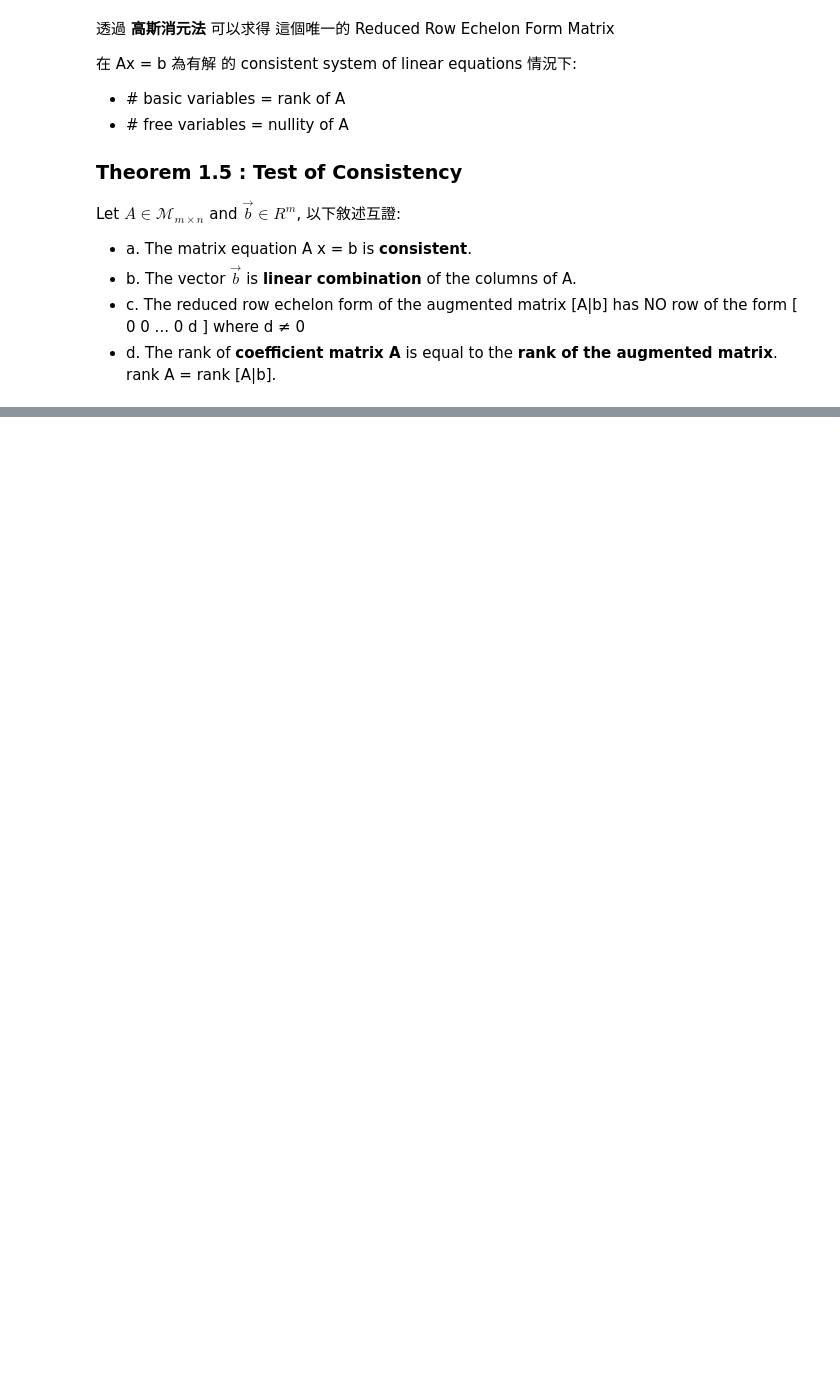
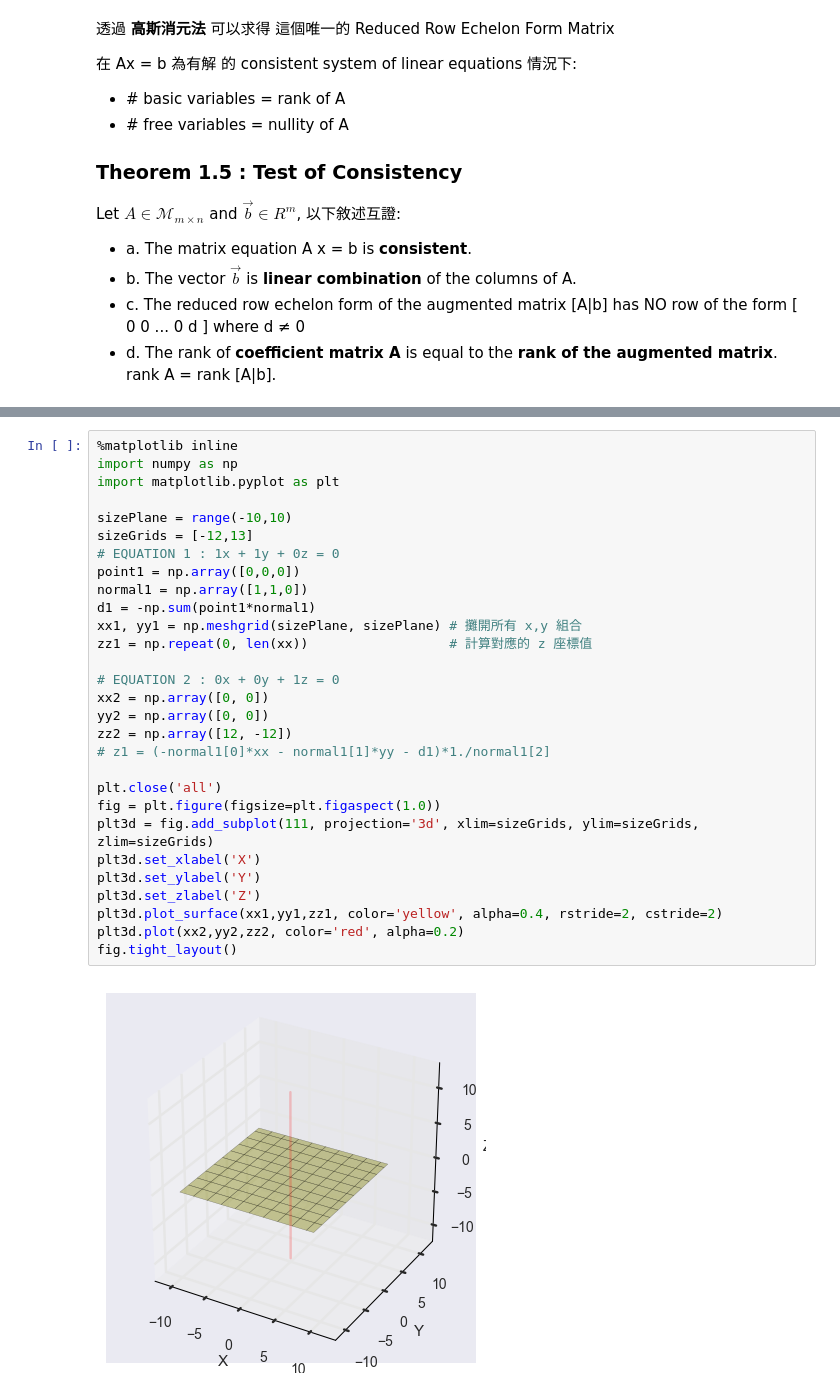
Before and after one commit to larrysu1115/ipynb-notes, a Jupyter notebook: linear-algebra/c0103-system-of-linear-equation.ipynb, the cells around one changed output, grey strips where cells are left out. Saved outputs shown, nothing was run; the diff lists cells and outputs as text; blank space fills up the shorter version.

```diff
--- a/linear-algebra/c0103-system-of-linear-equation.ipynb
+++ b/linear-algebra/c0103-system-of-linear-equation.ipynb
@@ -111,0 +136,31 @@ Let $ A \in \mathcal{M}_{m \times n} $ and $ \vec{b} \in R^m $, 以下敘述互
+# %%
+%matplotlib inline
+import numpy as np
+import matplotlib.pyplot as plt
+
+sizePlane = range(-10,10)
+sizeGrids = [-12,13]
+# EQUATION 1 : 1x + 1y + 0z = 0
+point1 = np.array([0,0,0])
+normal1 = np.array([1,1,0])
+d1 = -np.sum(point1*normal1)
+xx1, yy1 = np.meshgrid(sizePlane, sizePlane) # 攤開所有 x,y 組合
+zz1 = np.repeat(0, len(xx))                  # 計算對應的 z 座標值
+
+# EQUATION 2 : 0x + 0y + 1z = 0
+xx2 = np.array([0, 0])
+yy2 = np.array([0, 0])
+zz2 = np.array([12, -12])
+# z1 = (-normal1[0]*xx - normal1[1]*yy - d1)*1./normal1[2]
+
+plt.close('all')
+fig = plt.figure(figsize=plt.figaspect(1.0))
+plt3d = fig.add_subplot(111, projection='3d', xlim=sizeGrids, ylim=sizeGrids, zlim=sizeGrids)
+plt3d.set_xlabel('X')
+plt3d.set_ylabel('Y')
+plt3d.set_zlabel('Z')
+plt3d.plot_surface(xx1,yy1,zz1, color='yellow', alpha=0.4, rstride=2, cstride=2)
+plt3d.plot(xx2,yy2,zz2, color='red', alpha=0.2)
+fig.tight_layout()
+# %% [output]
+[figure, added]
```
Also changed, not shown: parts of 1 cell of this notebook.
